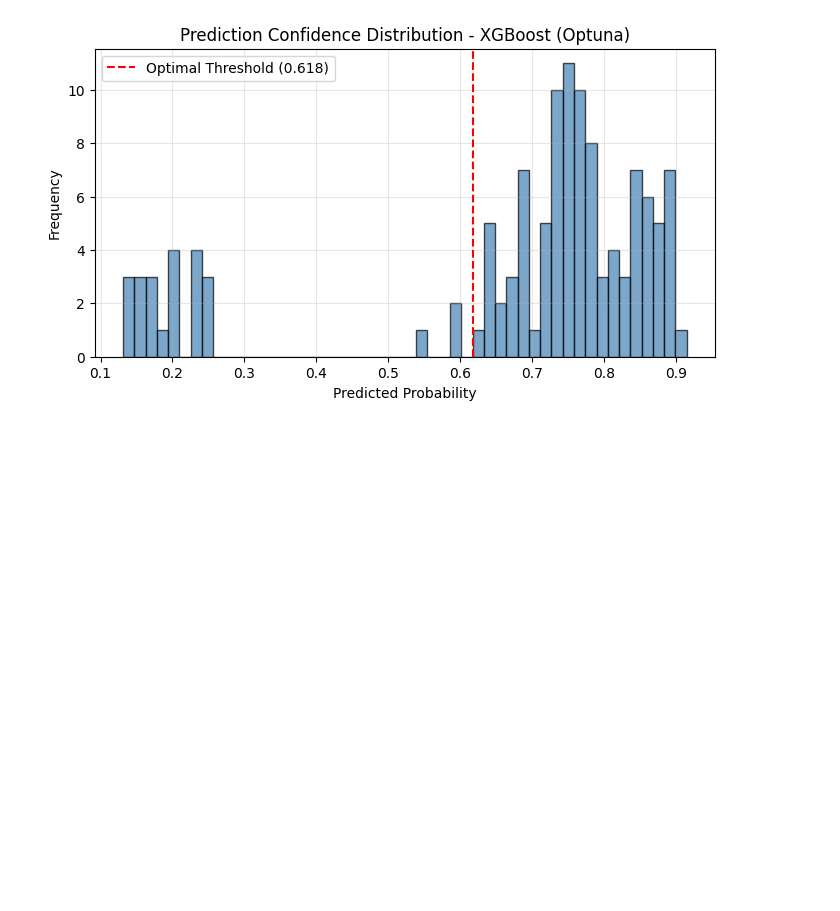
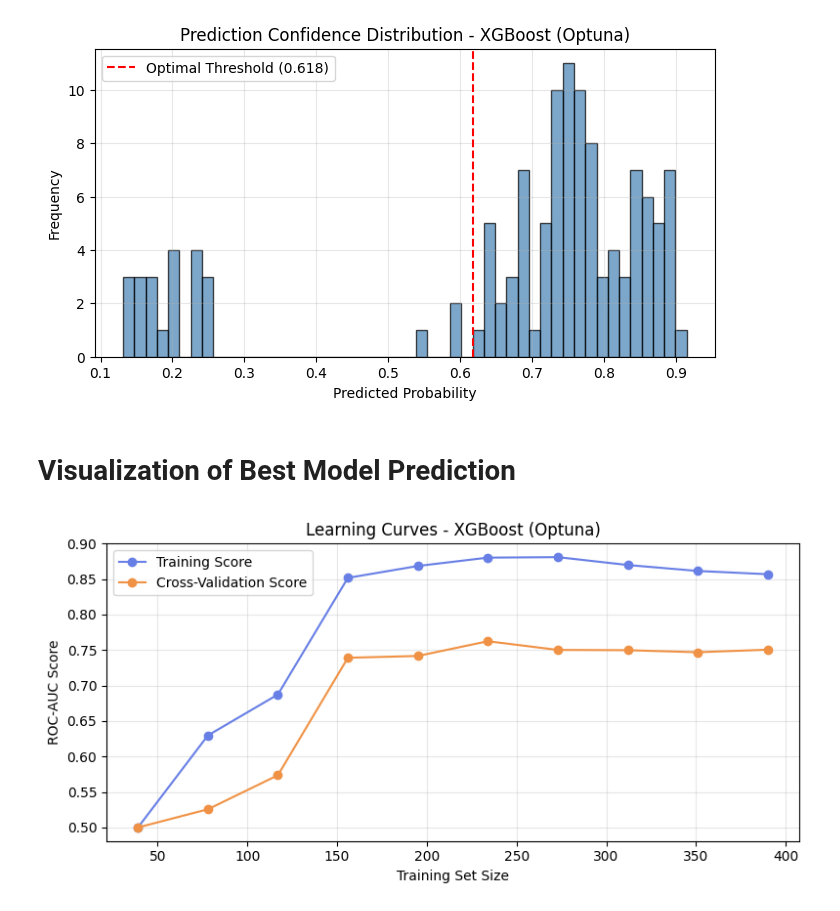
Before and after one commit to tshihab07/Intelligent-Loan-Approval-Prediction-System, a Jupyter notebook: notebookes/model_SelectionAndAnalysis.ipynb, the cells around one changed output. Saved outputs shown, nothing was run; the diff lists cells and outputs as text; code cells hidden in the pictures; blank space fills up the shorter version.

Commit message:
feat(visualization): implement learning curve visualization for best model

```diff
--- a/notebookes/model_SelectionAndAnalysis.ipynb
+++ b/notebookes/model_SelectionAndAnalysis.ipynb
@@ -501,3 +501,31 @@ plt.grid(True, alpha=0.3)
 plt.show()
 # %% [output]
 [figure]
+# %% [markdown]
+# Visualization of Best Model Prediction
+# %%
+# load best model
+best_model = joblib.load(model_dir / "xgboost.pkl")
+# %%
+# Learning Curves
+
+train_sizes, train_scores, val_scores = learning_curve(
+    best_model, x_train, y_train, cv=cv, scoring=scoring_metrics,
+    train_sizes=np.linspace(0.1, 1.0, 10), n_jobs=-1
+)
+
+train_mean = np.mean(train_scores, axis=1)
+val_mean = np.mean(val_scores, axis=1)
+
+plt.figure(figsize=(8, 4))
+plt.plot(train_sizes, train_mean, 'o-', color="#687FE5", label='Training Score')
+plt.plot(train_sizes, val_mean, 'o-', color="#F09245", label='Cross-Validation Score')
+plt.xlabel('Training Set Size')
+plt.ylabel('ROC-AUC Score')
+plt.title(f"Learning Curves - {model_ranking.iloc[0]['Model']}", fontsize=12)
+plt.legend(loc='best')
+plt.grid(True, alpha=0.3)
+plt.tight_layout()
+plt.show()
+# %% [output]
+[figure, added]
```
